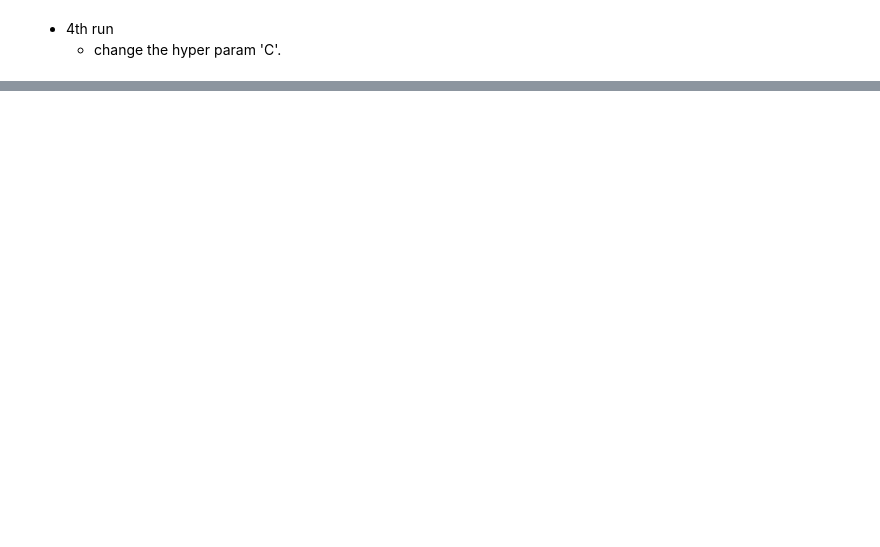
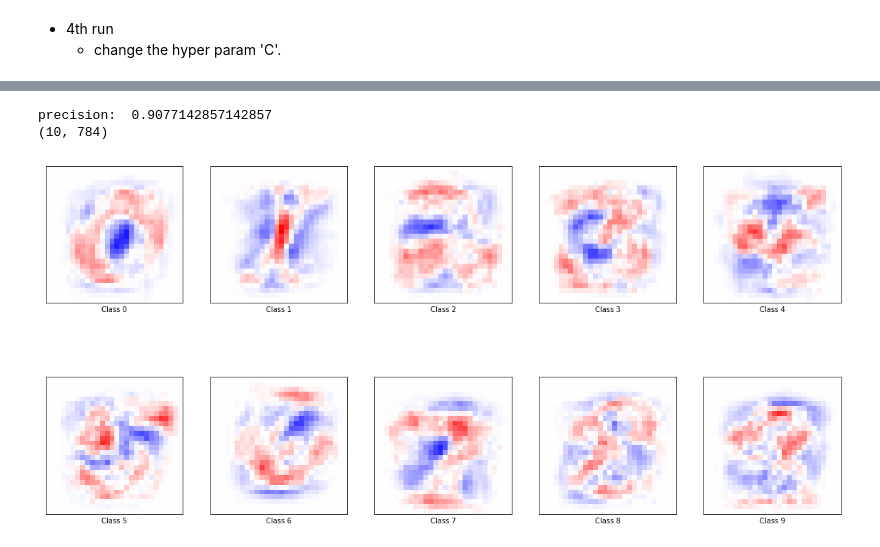
Before and after one commit to naltoma/intro_ml_intern, a Jupyter notebook: tutorial_MNIST_LogisticRegression.ipynb, the cells around one changed output, grey strips where cells are left out. Cells and saved outputs as stored; diff of their text form; code cells hidden in the pictures; blank space fills up the shorter version.

Commit message:
add hyper params & visualize, remove original

```diff
--- a/tutorial_MNIST_LogisticRegression.ipynb
+++ b/tutorial_MNIST_LogisticRegression.ipynb
@@ -73,7 +74,7 @@ model = LogisticRegression()
 # %%
 from sklearn.utils import check_random_state
 #validation_samples = int(X.shape[0] / 2)
-use_samples = int(X.shape[0] / 100)
+use_samples = int(X.shape[0] / 10)
 half = int(use_samples/2)
 print('use_samples = ', use_samples)
 
@@ -147,7 +137,7 @@ precision:  0.11142857142857143
 - 3rd run
     - change the penalty term from l2 to l1
 # %%
-model = LogisticRegression(penalty='l1')
+model = LogisticRegression(penalty='l1', n_jobs=-1)
 model.fit(X_train, y_train)
 print('precision: ', model.score(X_test, y_test))
 # %% [output]
@@ -188,0 +175,21 @@ precision(model:L1, C=40): 0.8285714285714286
+# %%
+model = LogisticRegression(C=20., multi_class='multinomial', solver='saga', tol=0.1, n_jobs=-1)
+model.fit(X_train, y_train)
+print('precision: ', model.score(X_test, y_test))
+
+print(model.coef_.shape)
+
+plt.figure(figsize=(20,10))
+scale = np.abs(model.coef_).max()
+for i in range(model.coef_.shape[0]):
+    plot = plt.subplot(2, 5, i+1)
+    plot.imshow(model.coef_[i].reshape(28,28), cmap=plt.cm.bwr, vmin=-scale, vmax=scale)
+    plot.set_xticks(())
+    plot.set_yticks(())
+    plot.set_xlabel('Class {}'.format(i))
+
+plt.show()
+# %% [output]
+precision:  0.9077142857142857
+(10, 784)
+[figure, added]
```
Also changed, not shown: parts of 8 cells of this notebook, 1 other file.
